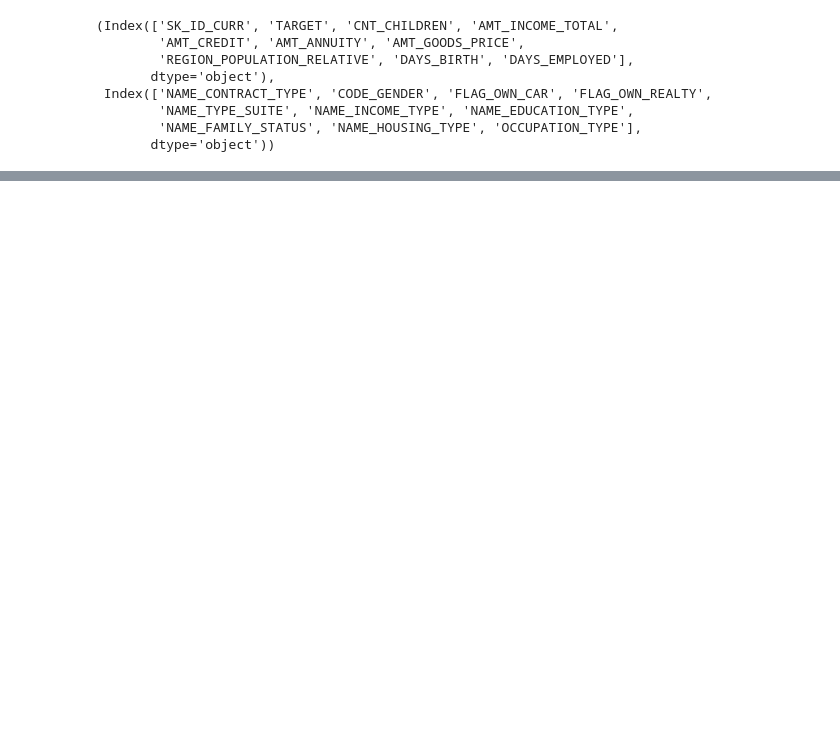
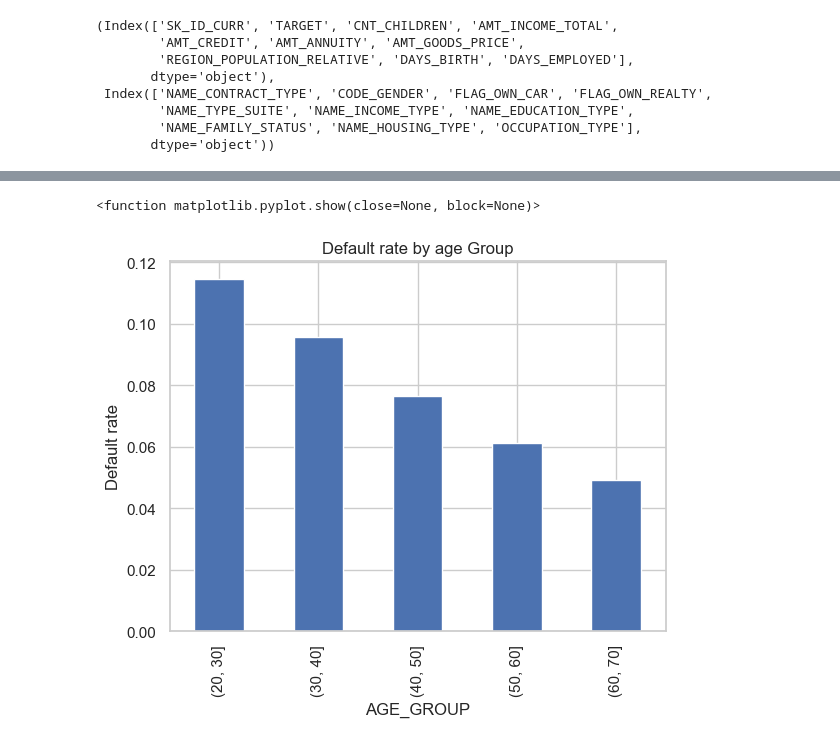
Before and after one commit to Vhutshilo0/home-credit-risk, a Jupyter notebook: notebooks/01_credit_risk_home_credit.ipynb, the cells around one changed output, grey strips where cells are left out. Cells and saved outputs as stored; diff of their text form; code cells hidden in the pictures; blank space fills up the shorter version.

Commit message:
EDA: age, income, credit amount, education vs default

```diff
--- a/notebooks/01_credit_risk_home_credit.ipynb
+++ b/notebooks/01_credit_risk_home_credit.ipynb
@@ -96,3 +97,10 @@ num_cols[:10], cat_cols[:10]
         'NAME_TYPE_SUITE', 'NAME_INCOME_TYPE', 'NAME_EDUCATION_TYPE',
         'NAME_FAMILY_STATUS', 'NAME_HOUSING_TYPE', 'OCCUPATION_TYPE'],
        dtype='object'))
+# %%
+#Converting application-time sday variable to years
+
+df["AGE_YEARS"] = (-df["DAYS_BIRTH"]) / 365
+df["EMPLOYMENT_YEARS"] = (-df["DAYS_EMPLOYED"]) / 365
+
+df[["AGE_YEARS", "EMPLOYMENT_YEARS"]].describe()
@@ -98,0 +117,9 @@ num_cols[:10], cat_cols[:10]
+# %%
+#Creating age groups
+df["AGE_GROUP"] = pd.cut (
+    df["AGE_YEARS"],
+    bins = [20, 30, 40, 50, 60, 70]
+)
+
+age_default_rate = df.groupby("AGE_GROUP")["TARGET"].mean()
+age_default_rate
@@ -98,0 +134,8 @@ num_cols[:10], cat_cols[:10]
+# %%
+age_default_rate.plot(kind="bar")
+plt.ylabel("Default rate")
+plt.title("Default rate by age Group")
+plt.show
+# %% [output]
+<function matplotlib.pyplot.show(close=None, block=None)>
+[figure, added]
```
Also changed, not shown: parts of 10 cells of this notebook.
